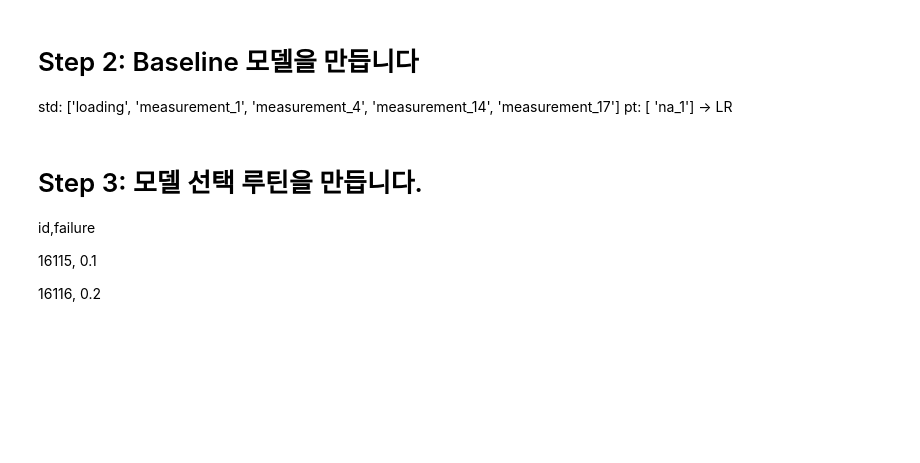
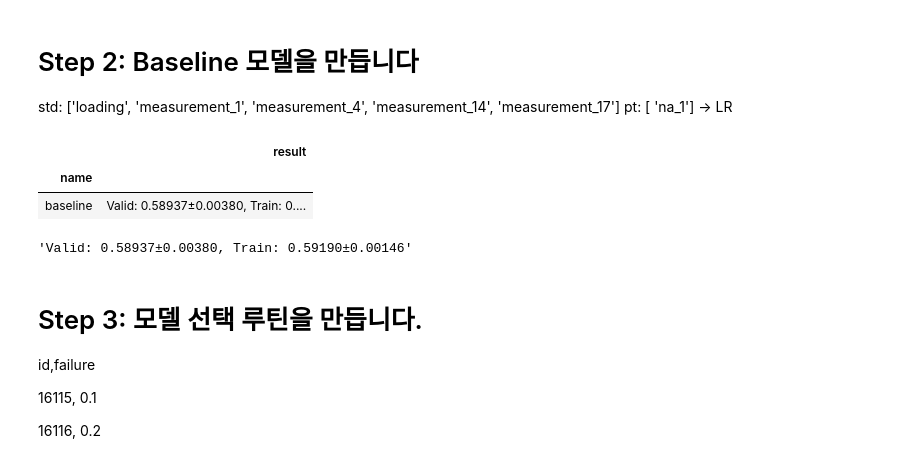
Before and after one commit to sunkusun9/ds_lv3_2606, a Jupyter notebook: sec_ds_lv3_prob1_kaggle.ipynb, the cells around one changed output. Cells and saved outputs as stored; diff of their text form; code cells hidden in the pictures; blank space fills up the shorter version.

```diff
--- a/sec_ds_lv3_prob1_kaggle.ipynb
+++ b/sec_ds_lv3_prob1_kaggle.ipynb
@@ -204,6 +279,21 @@ def select_model(clf):
 # Step 2: Baseline 모델을 만듭니다
 
 std: \['loading', 'measurement_1', 'measurement_4', 'measurement_14', 'measurement_17'\] pt: \[ 'na_1'\] -> LR
+# %%
+from sklearn.linear_model import LogisticRegression
+
+ct = ColumnTransformer([
+    ('std', StandardScaler(), ['loading', 'measurement_1', 'measurement_4', 'measurement_14', 'measurement_17']),
+    ('pt', 'passthrough', ['na_1'])
+])
+clf_lr = make_pipeline(ct, LogisticRegression(solver = 'lbfgs'))
+
+eval_model('baseline', clf_lr)
+# %% [output]
+|  | result |
+| name |  |
+| baseline | Valid: 0.58937±0.00380, Train: 0.... |
+'Valid: 0.58937±0.00380, Train: 0.59190±0.00146'
 # %% [markdown]
 # Step 3: 모델 선택 루틴을 만듭니다.
 
```
Also changed, not shown: parts of 10 cells of this notebook.
